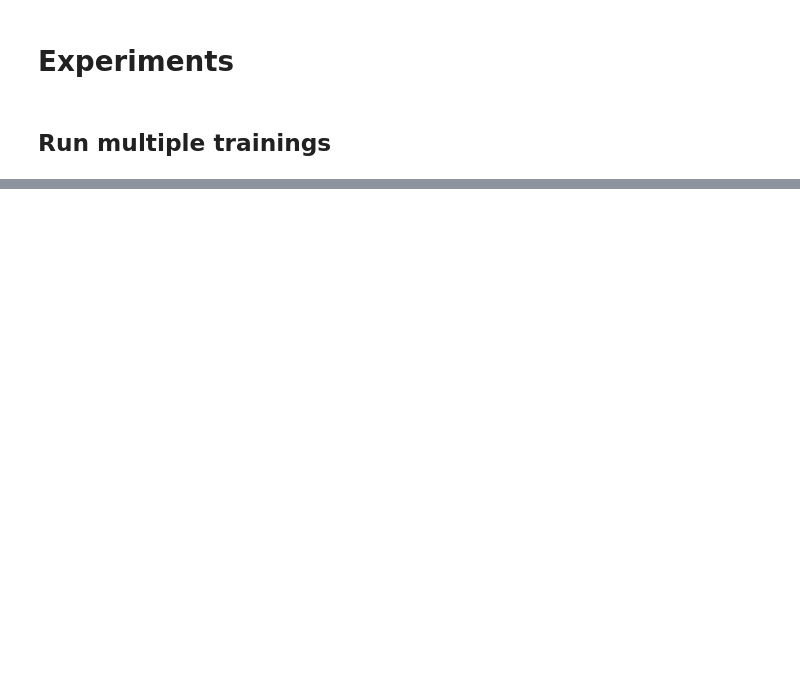
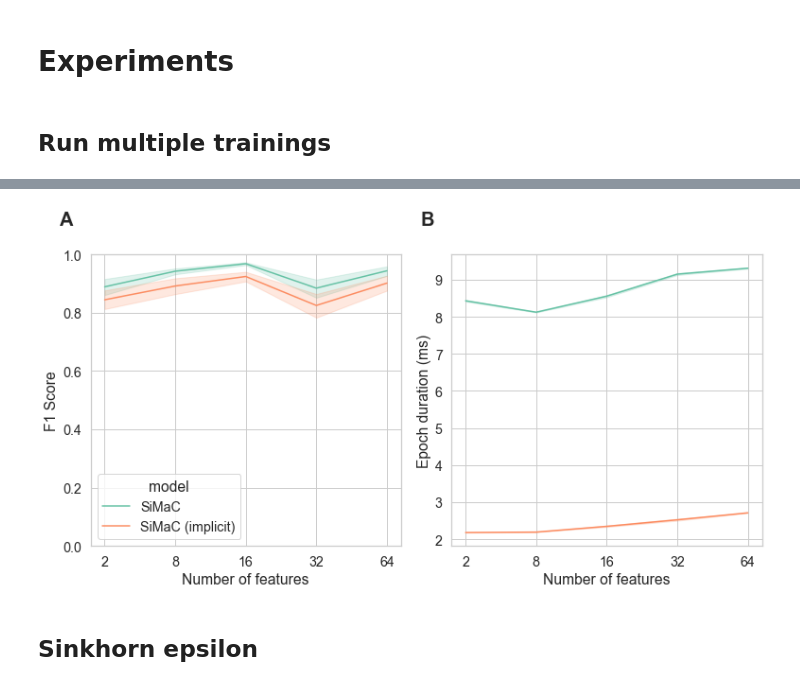
Before and after one commit to ericdaat/SiMCa, a Jupyter notebook: notebooks/model_implicit.ipynb, the cells around one changed output, grey strips where cells are left out. Saved outputs shown, nothing was run; the diff lists cells and outputs as text; code cells hidden in the pictures; blank space fills up the shorter version.

```diff
--- a/notebooks/model_implicit.ipynb
+++ b/notebooks/model_implicit.ipynb
@@ -374,18 +347,0 @@ np.asarray(simac_implicit_results).shape
-# %%
-results_dfs = []
-
-for results in [simac_results, simac_implicit_results]:
-    dfs = []
-
-    for i in range(5):
-        for run_index, run_stats in enumerate(results[i]):
-            run_stats_df = pd.DataFrame(run_stats, columns=["loss", "F1", "epoch_duration"])
-            run_stats_df["dataset_index"] = i+1
-            run_stats_df["run_index"] = run_index+1
-            run_stats_df["epoch"] = np.arange(1, n_epochs+1)
-
-            dfs.append(run_stats_df)
-    df = pd.concat(dfs)
-    results_dfs.append(df)
-
-simac_results_df, simac_implicit_results_df = results_dfs[0], results_dfs[1]
@@ -425,0 +390,50 @@ plt.show()
+# %%
+fig, axs = plt.subplots(nrows=1, ncols=2, figsize=(11, 6))
+
+
+# F1 score
+ax = axs[0]
+
+results_df["n_features"] = results_df["n_features"].astype(str)
+
+sns.lineplot(
+    data=results_df.loc[results_df["epoch"] == 200].reset_index(),
+    x="n_features",
+    y="F1",
+    hue="model",
+    ax=ax
+)
+
+ax.set_ylim(0, 1)
+ax.set_xlabel("Number of features")
+ax.set_ylabel("F1 Score")
+
+
+# Epoch duration
+ax = axs[1]
+
+sns.lineplot(
+    data=results_df.reset_index(),
+    x="n_features",
+    y="epoch_duration",
+    hue="model",
+    ax=ax,
+    legend=False
+)
+
+ax.set_xlabel("Number of features")
+ax.set_ylabel("Epoch duration (ms)")
+
+
+# Annotate subplots with letters
+for i in range(2):
+    axs[i].text(-0.1, 1.1, string.ascii_uppercase[i],
+                transform=axs[i].transAxes,
+                size=20, weight="bold")
+
+plt.tight_layout()
+plt.show()
+# %% [output]
+[figure, added]
+# %% [markdown]
+## Sinkhorn epsilon
```
Also changed, not shown: parts of 25 cells of this notebook.
